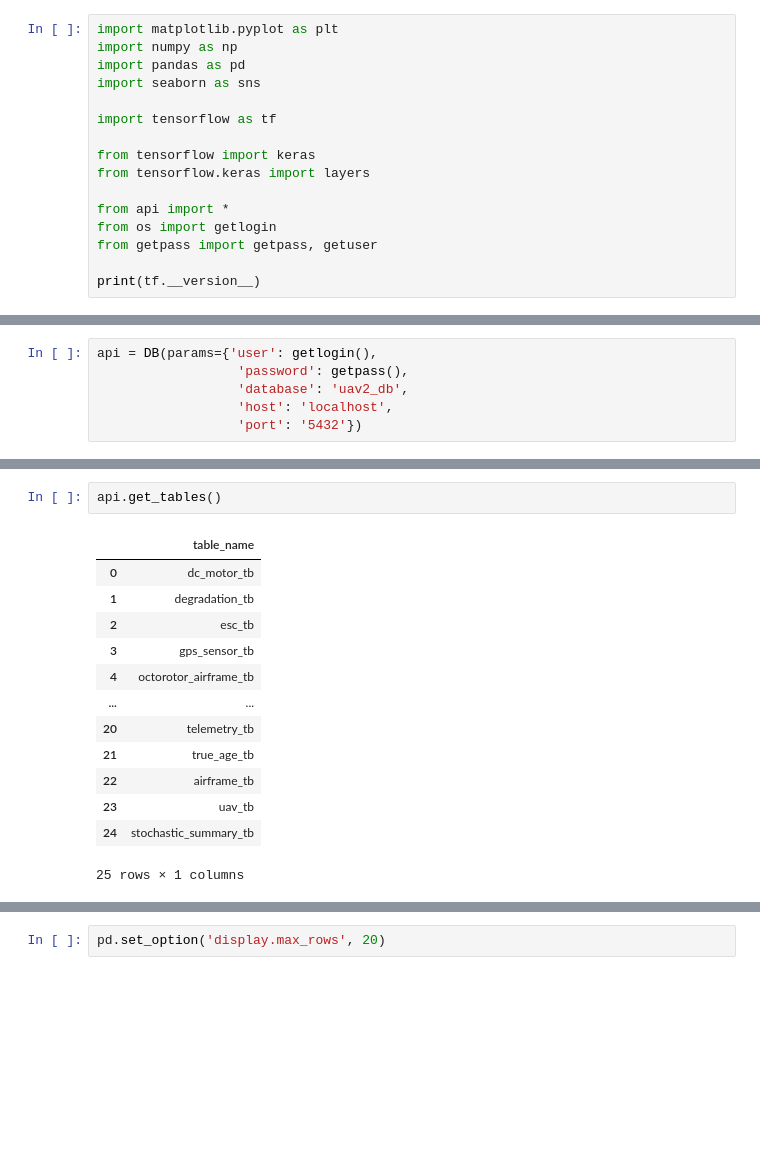
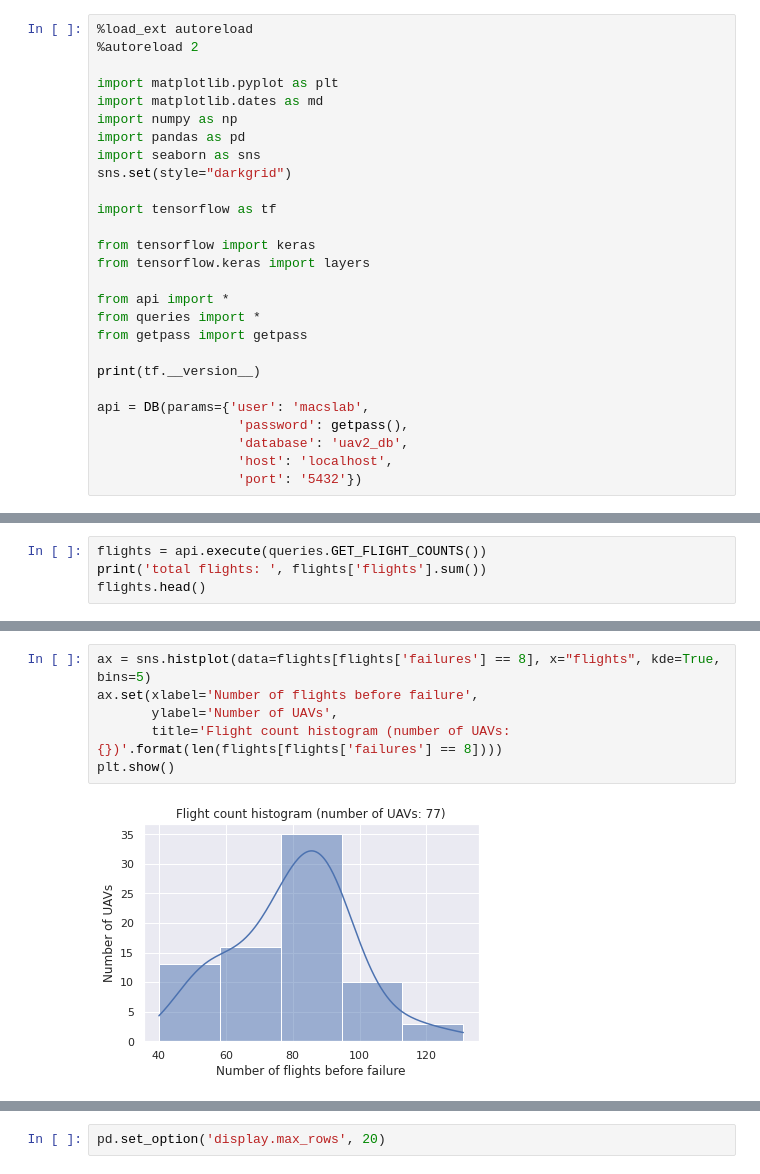
Before and after one commit to darrahts/uavTestbed, a Jupyter notebook: analysis/flightdata.ipynb, the cells around one changed output, grey strips where cells are left out. Cells and saved outputs as stored; diff of their text form; blank space fills up the shorter version.

```diff
--- a/analysis/flightdata.ipynb
+++ b/analysis/flightdata.ipynb
@@ -1,8 +1,13 @@
 # %%
+%load_ext autoreload
+%autoreload 2
+
 import matplotlib.pyplot as plt
+import matplotlib.dates as md
 import numpy as np
 import pandas as pd
 import seaborn as sns
+sns.set(style="darkgrid")
 
 import tensorflow as tf
 
@@ -10,9 +15,15 @@ from tensorflow import keras
 from tensorflow.keras import layers
 
 from api import *
-from os import getlogin
-from getpass import getpass, getuser
+from queries import *
+from getpass import getpass
 
 print(tf.__version__)
+
+api = DB(params={'user': 'macslab',
+                  'password': getpass(),
+                  'database': 'uav2_db',
+                  'host': 'localhost',
+                  'port': '5432'})
 # %% [output]
 2.8.0
@@ -19,7 +33,5 @@ print(tf.__version__)
 # %%
-api = DB(params={'user': getlogin(),
-                  'password': getpass(),
-                  'database': 'uav2_db',
-                  'host': 'localhost',
-                  'port': '5432'})
+flights = api.execute(queries.GET_FLIGHT_COUNTS())
+print('total flights: ', flights['flights'].sum())
+flights.head()
 # %% [output]
@@ -29,16 +45,8 @@ api = DB(params={'user': getlogin(),
-# %%
-api.get_tables()
-# %% [output]
-|  | table_name |
-| 0 | dc_motor_tb |
-| 1 | degradation_tb |
-| 2 | esc_tb |
-| 3 | gps_sensor_tb |
-| 4 | octorotor_airframe_tb |
-| ... | ... |
-| 20 | telemetry_tb |
-| 21 | true_age_tb |
-| 22 | airframe_tb |
-| 23 | uav_tb |
-| 24 | stochastic_summary_tb |
-25 rows × 1 columns
+# %%
+ax = sns.histplot(data=flights[flights['failures'] == 8], x="flights", kde=True, bins=5)
+ax.set(xlabel='Number of flights before failure',
+       ylabel='Number of UAVs',
+       title='Flight count histogram (number of UAVs: {})'.format(len(flights[flights['failures'] == 8])))
+plt.show()
+# %% [output]
+[figure, added]
```
Also changed, not shown: parts of 18 cells of this notebook, 1 other file.
